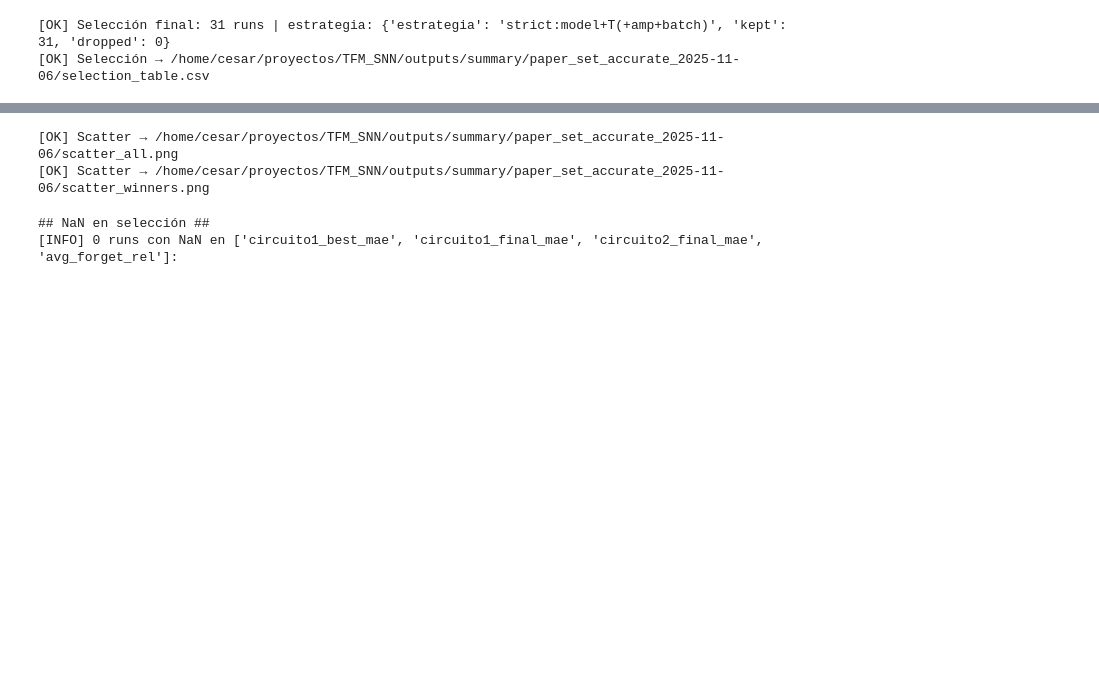
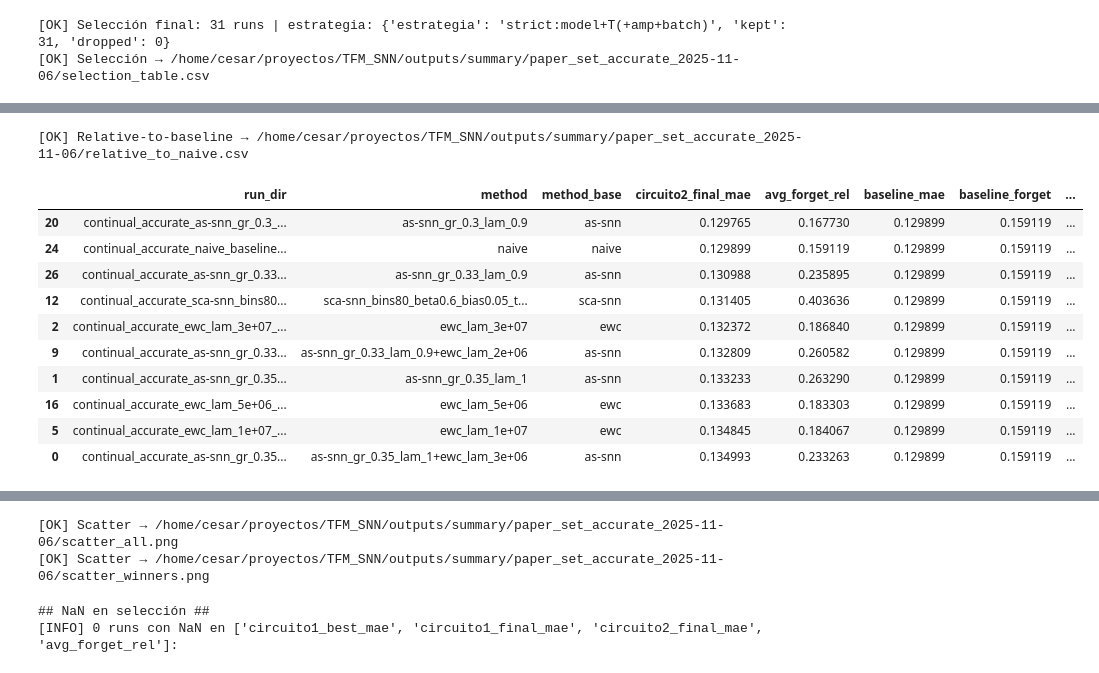
Before and after one commit to cesarfg32/TFM_SNN, a Jupyter notebook: notebooks/05_RESULTS_SELECTION_FIX.ipynb, the cells around one changed output, grey strips where cells are left out. Cells and saved outputs as stored; diff of their text form; code cells hidden in the pictures; blank space fills up the shorter version.

```diff
--- a/notebooks/05_RESULTS_SELECTION_FIX.ipynb
+++ b/notebooks/05_RESULTS_SELECTION_FIX.ipynb
@@ -746,5 +770,62 @@ else:
 | 12 | continual_accurate_ewc_lam_3e+07_... | ewc | 42.0 | 0.132372 | 0.186840 | 0.112383 | 0.188918 |
 | 32 | continual_accurate_sca-snn_bins50... | sca-snn | 42.0 | 0.138091 | 0.238701 | 0.111899 | 0.258780 |
 | 71 | continual_accurate_sa-snn+ewc_lam... | sa-snn | 42.0 | 0.227703 | 0.000000 | 0.060036 | 0.341630 |
+# %%
+# Celda 5.1 — Deltas relativos vs baseline (para narrativa TFM)
+
+def _row_key_for_match(r):
+    """Clave de emparejamiento para baseline estricto."""
+    return (
+        r.get("preset"), r.get("encoder"), r.get("model"), r.get("T"),
+        r.get("amp"), r.get("batch_size"), r.get("seed")
+    )
+
+def compute_relative_to_baseline(df_in: pd.DataFrame, baseline="naive", strict=True):
+    if not baseline:
+        return None
+    dfb = df_in.copy()
+    dfb["__key__"] = dfb.apply(_row_key_for_match, axis=1)
+
+    # Baseline rows
+    base_mask = (dfb["method_base"].astype(str).str.lower() == baseline.lower())
+    base_tbl  = (dfb[base_mask]
+                 .groupby("__key__", as_index=False)
+                 .agg(baseline_mae=("circuito2_final_mae","min"),
+                      baseline_forget=("avg_forget_rel","min")))
+
+    # Join al resto
+    out = dfb.merge(base_tbl, on="__key__", how="left", suffixes=("",""))
+    # Deltas (↓ mejor si negativos)
+    out["delta_mae_vs_base"]    = out["circuito2_final_mae"] - out["baseline_mae"]
+    out["delta_forget_vs_base"] = out["avg_forget_rel"]      - out["baseline_forget"]
+    return out
+
+if RELATIVE_BASELINE:
+    df_rel = compute_relative_to_baseline(df_sel, baseline=RELATIVE_BASELINE, strict=BASELINE_MATCH_STRICT)
+    if df_rel is not None:
+        out_csv = SUMMARY / f"relative_to_{RELATIVE_BASELINE}.csv"
+        df_rel.to_csv(out_csv, index=False)
+        print(f"[OK] Relative-to-baseline → {out_csv}")
+        # Top-10 mejoras vs baseline (orden: delta_mae luego delta_forget)
+        mask_has_base = (~df_rel["baseline_mae"].isna()) & (~df_rel["baseline_forget"].isna())
+        top_improve = (df_rel[mask_has_base]
+                       .sort_values(["delta_mae_vs_base","delta_forget_vs_base"], ascending=[True, True])
+                       .head(10))
+        cols_show = ["run_dir","method","method_base","circuito2_final_mae","avg_forget_rel",
+                     "baseline_mae","baseline_forget","delta_mae_vs_base","delta_forget_vs_base"]
+        display(top_improve[cols_show])
+# %% [output]
+[OK] Relative-to-baseline → /home/cesar/proyectos/TFM_SNN/outputs/summary/paper_set_accurate_2025-11-06/relative_to_naive.csv
+|  | run_dir | method | method_base | circuito2_final_mae | avg_forget_rel | baseline_mae | baseline_forget | ... |
+| 20 | continual_accurate_as-snn_gr_0.3_... | as-snn_gr_0.3_lam_0.9 | as-snn | 0.129765 | 0.167730 | 0.129899 | 0.159119 | ... |
+| 24 | continual_accurate_naive_baseline... | naive | naive | 0.129899 | 0.159119 | 0.129899 | 0.159119 | ... |
+| 26 | continual_accurate_as-snn_gr_0.33... | as-snn_gr_0.33_lam_0.9 | as-snn | 0.130988 | 0.235895 | 0.129899 | 0.159119 | ... |
+| 12 | continual_accurate_sca-snn_bins80... | sca-snn_bins80_beta0.6_bias0.05_t... | sca-snn | 0.131405 | 0.403636 | 0.129899 | 0.159119 | ... |
+| 2 | continual_accurate_ewc_lam_3e+07_... | ewc_lam_3e+07 | ewc | 0.132372 | 0.186840 | 0.129899 | 0.159119 | ... |
+| 9 | continual_accurate_as-snn_gr_0.33... | as-snn_gr_0.33_lam_0.9+ewc_lam_2e+06 | as-snn | 0.132809 | 0.260582 | 0.129899 | 0.159119 | ... |
+| 1 | continual_accurate_as-snn_gr_0.35... | as-snn_gr_0.35_lam_1 | as-snn | 0.133233 | 0.263290 | 0.129899 | 0.159119 | ... |
+| 16 | continual_accurate_ewc_lam_5e+06_... | ewc_lam_5e+06 | ewc | 0.133683 | 0.183303 | 0.129899 | 0.159119 | ... |
+| 5 | continual_accurate_ewc_lam_1e+07_... | ewc_lam_1e+07 | ewc | 0.134845 | 0.184067 | 0.129899 | 0.159119 | ... |
+| 0 | continual_accurate_as-snn_gr_0.35... | as-snn_gr_0.35_lam_1+ewc_lam_3e+06 | as-snn | 0.134993 | 0.233263 | 0.129899 | 0.159119 | ... |
 # %%
 # Celda 6 — Top-N global y Pareto (versión robusta)
```
Also changed, not shown: parts of 6 cells of this notebook, 5 other files.
